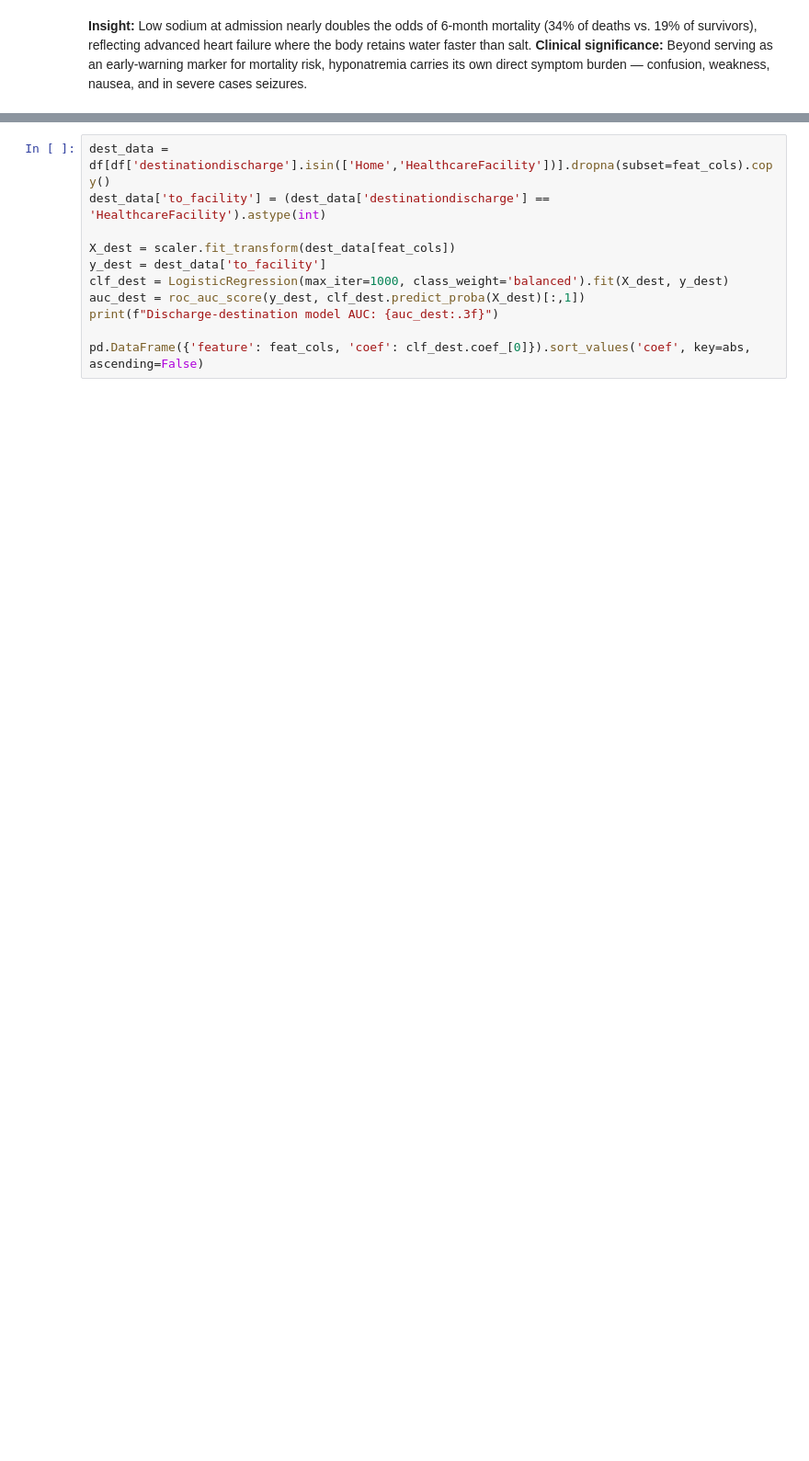
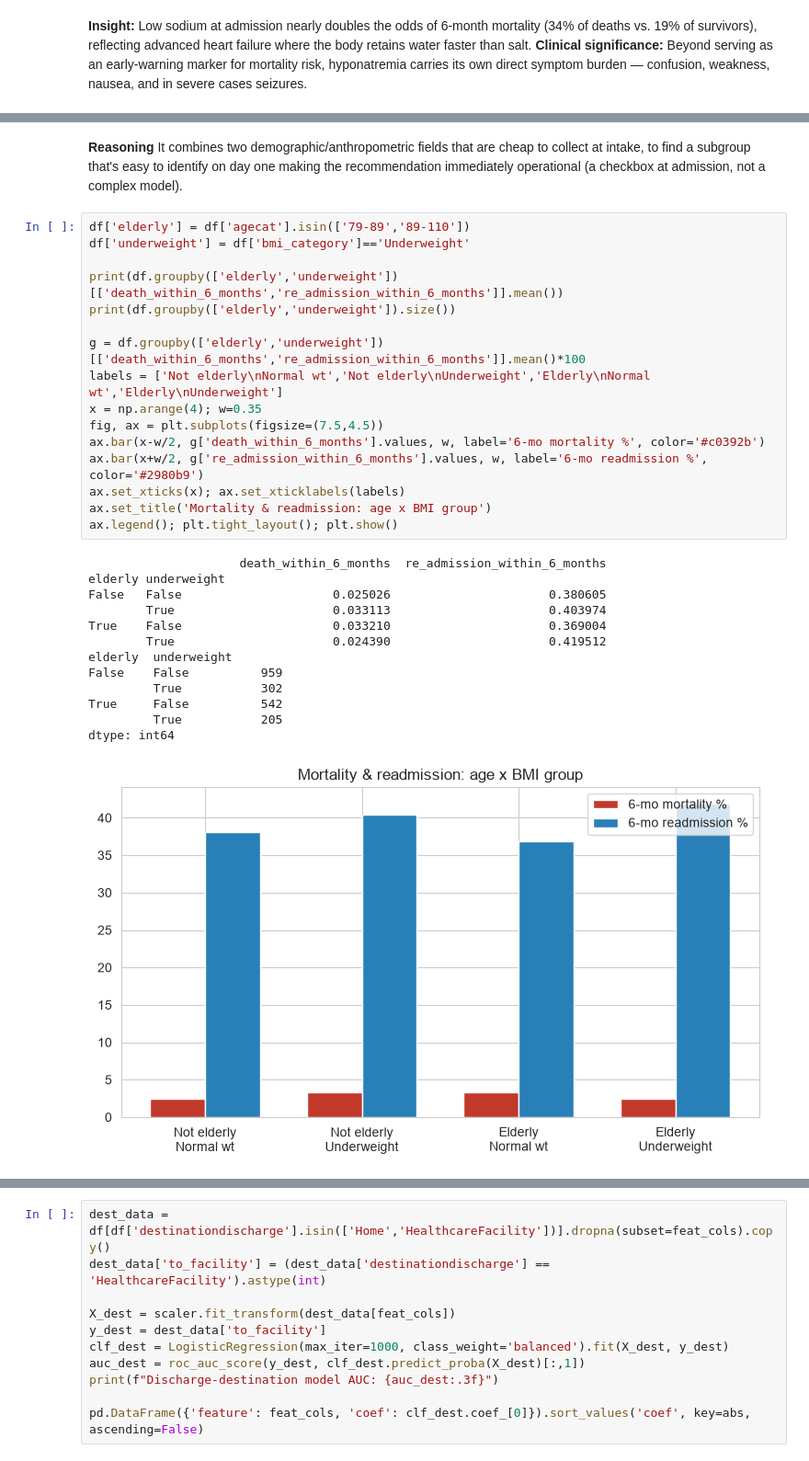
Before and after one commit to mishrasudha1984-png/Team4_The_Zen_OF_Five_PythonHackathon_Sep2026, a Jupyter notebook: Team4_The_Zen_OF_FIive_03Prescriptive.ipynb, the cells around one changed output, grey strips where cells are left out. Shown at 92% size. Drawn from its saved outputs; the diff is of its cells as text; blank space fills up the shorter version.

```diff
--- a/Team4_The_Zen_OF_FIive_03Prescriptive.ipynb
+++ b/Team4_The_Zen_OF_FIive_03Prescriptive.ipynb
@@ -858,0 +992,32 @@ Name: sodium, dtype: float64
+# %% [markdown]
+**Reasoning** It combines two demographic/anthropometric fields that are cheap to collect at intake, to find a subgroup that's easy to identify on day one making the recommendation immediately operational (a checkbox at admission, not a complex model).
+# %%
+df['elderly'] = df['agecat'].isin(['79-89','89-110'])
+df['underweight'] = df['bmi_category']=='Underweight'
+
+print(df.groupby(['elderly','underweight'])[['death_within_6_months','re_admission_within_6_months']].mean())
+print(df.groupby(['elderly','underweight']).size())
+
+g = df.groupby(['elderly','underweight'])[['death_within_6_months','re_admission_within_6_months']].mean()*100
+labels = ['Not elderly\nNormal wt','Not elderly\nUnderweight','Elderly\nNormal wt','Elderly\nUnderweight']
+x = np.arange(4); w=0.35
+fig, ax = plt.subplots(figsize=(7.5,4.5))
+ax.bar(x-w/2, g['death_within_6_months'].values, w, label='6-mo mortality %', color='#c0392b')
+ax.bar(x+w/2, g['re_admission_within_6_months'].values, w, label='6-mo readmission %', color='#2980b9')
+ax.set_xticks(x); ax.set_xticklabels(labels)
+ax.set_title('Mortality & readmission: age x BMI group')
+ax.legend(); plt.tight_layout(); plt.show()
+# %% [output]
+                     death_within_6_months  re_admission_within_6_months
+elderly underweight
+False   False                     0.025026                      0.380605
+        True                      0.033113                      0.403974
+True    False                     0.033210                      0.369004
+        True                      0.024390                      0.419512
+elderly  underweight
+False    False          959
+         True           302
+True     False          542
+         True           205
+dtype: int64
+[figure, added]
```
Also changed, not shown: parts of 99 cells of this notebook.
